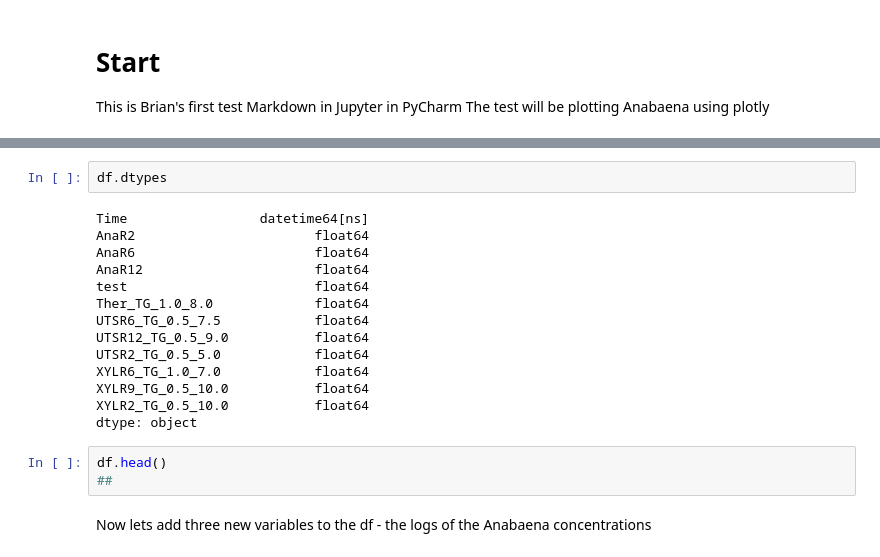
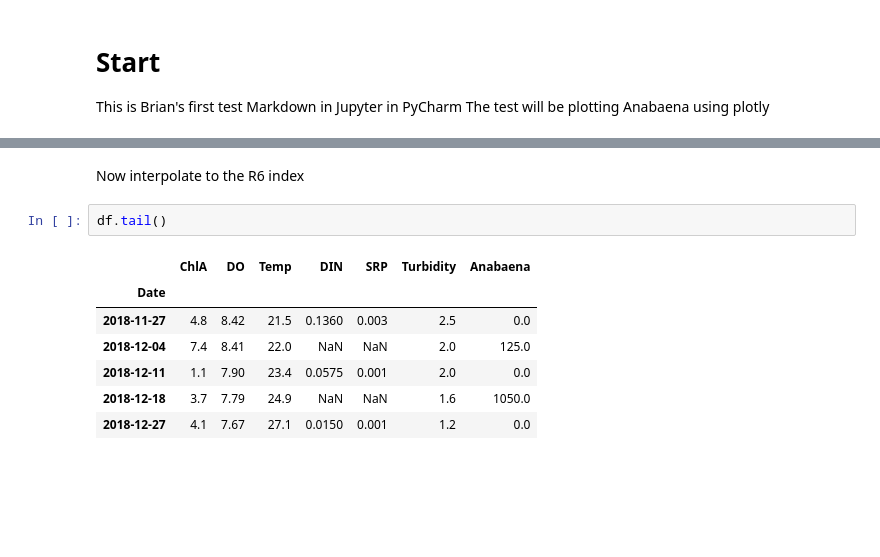
Before and after one commit to bjw649/P1901, a Jupyter notebook: Code/P1901plots.ipynb, the cells around one changed output, grey strips where cells are left out. Saved outputs shown, nothing was run; the diff lists cells and outputs as text; blank space fills up the shorter version.

```diff
--- a/Code/P1901plots.ipynb
+++ b/Code/P1901plots.ipynb
@@ -66,21 +91,13 @@ test
+# %% [markdown]
+
+Now interpolate to the R6 index
 # %%
-df.dtypes
+df.tail()
 # %% [output]
-Time                 datetime64[ns]
-AnaR2                       float64
-AnaR6                       float64
-AnaR12                      float64
-test                        float64
-Ther_TG_1.0_8.0             float64
-UTSR6_TG_0.5_7.5            float64
-UTSR12_TG_0.5_9.0           float64
-UTSR2_TG_0.5_5.0            float64
-XYLR6_TG_1.0_7.0            float64
-XYLR9_TG_0.5_10.0           float64
-XYLR2_TG_0.5_10.0           float64
-dtype: object
+|  | ChlA | DO | Temp | DIN | SRP | Turbidity | Anabaena |
+| Date |  |  |  |  |  |  |  |
+| 2018-11-27 | 4.8 | 8.42 | 21.5 | 0.1360 | 0.003 | 2.5 | 0.0 |
+| 2018-12-04 | 7.4 | 8.41 | 22.0 | NaN | NaN | 2.0 | 125.0 |
+| 2018-12-11 | 1.1 | 7.90 | 23.4 | 0.0575 | 0.001 | 2.0 | 0.0 |
+| 2018-12-18 | 3.7 | 7.79 | 24.9 | NaN | NaN | 1.6 | 1050.0 |
+| 2018-12-27 | 4.1 | 7.67 | 27.1 | 0.0150 | 0.001 | 1.2 | 0.0 |
-# %%
-df.head()
-##
-# %% [markdown]
-Now lets add three new variables to the df -  the logs of the Anabaena concentrations
```
Also changed, not shown: parts of 19 cells of this notebook, 1 other file.
